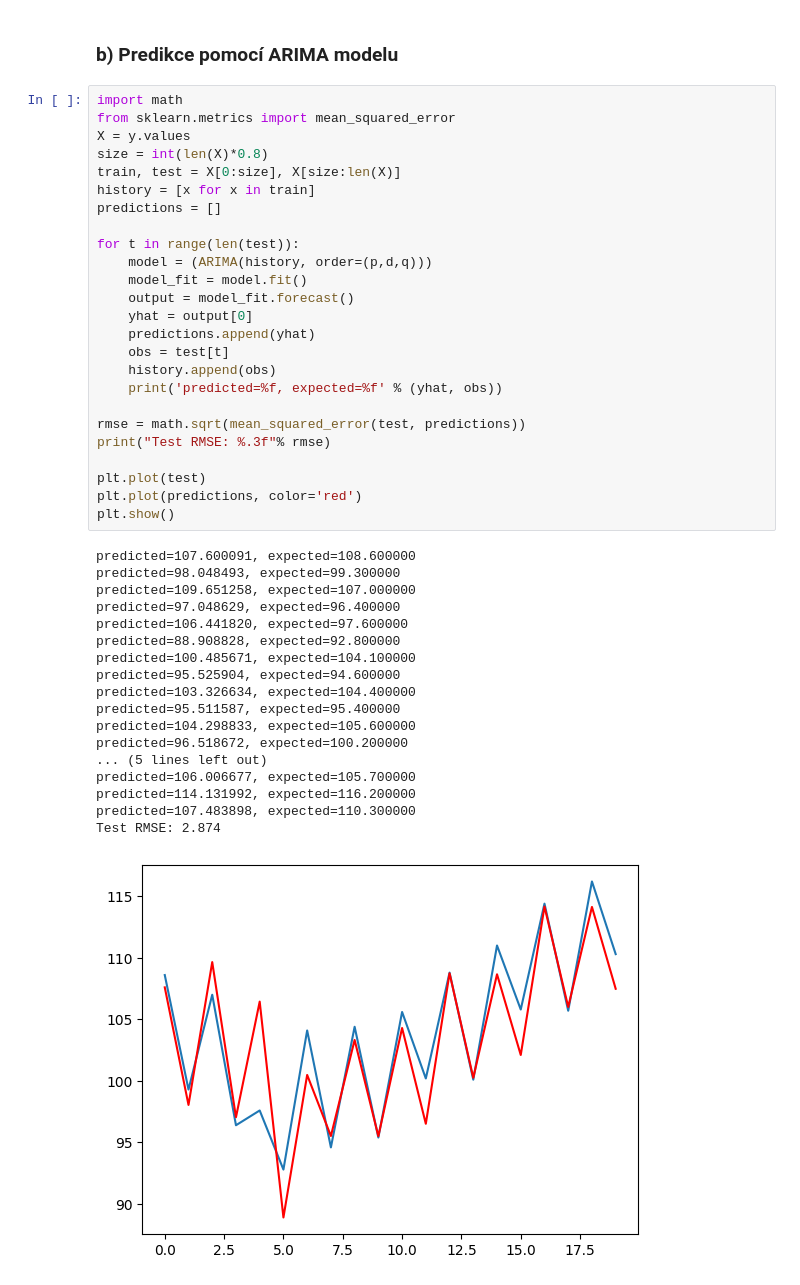
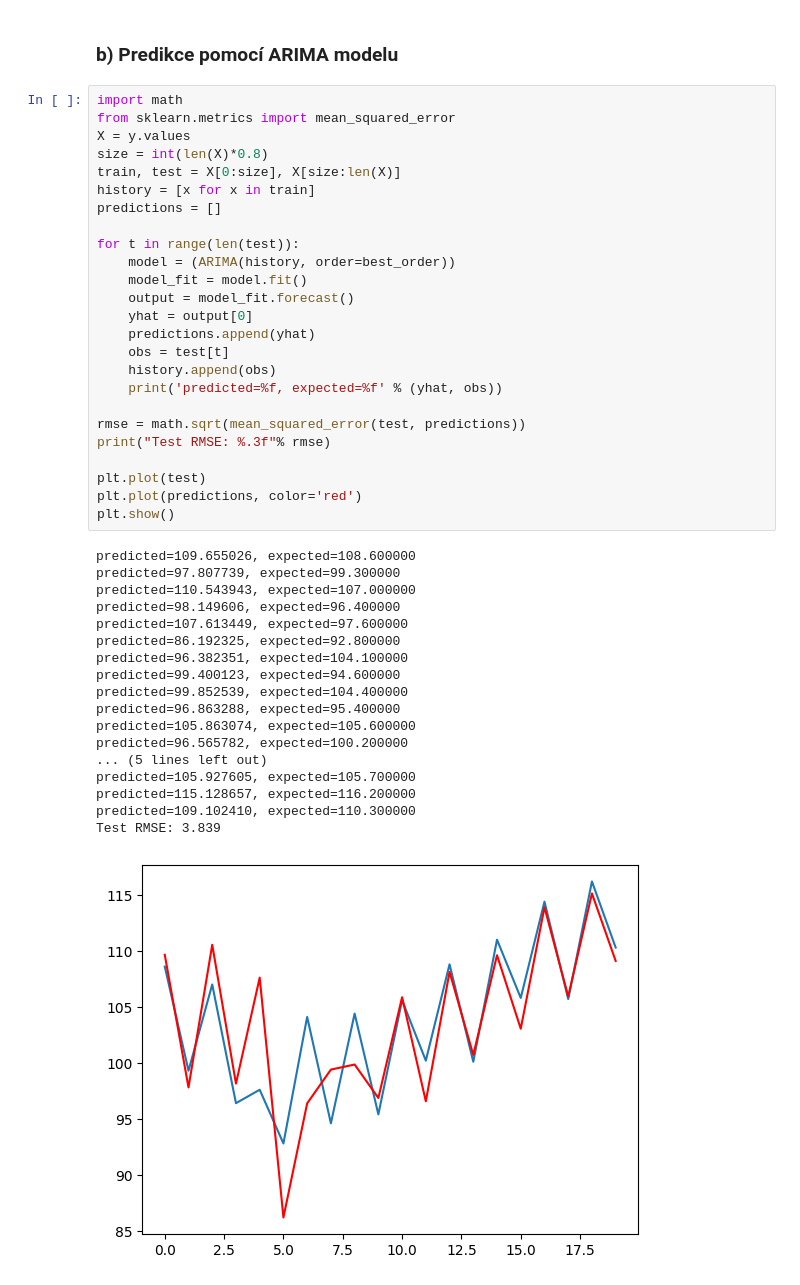
Before and after one commit to ulricht01/CAS, a Jupyter notebook: semestralni_prace_remake.ipynb, the cells around one changed output. Drawn from its saved outputs; the diff is of its cells as text.

```diff
--- a/semestralni_prace_remake.ipynb
+++ b/semestralni_prace_remake.ipynb
@@ -374,44 +374,44 @@ max    61.800000
 # %%
 import math
 from sklearn.metrics import mean_squared_error
 X = y.values
 size = int(len(X)*0.8)
 train, test = X[0:size], X[size:len(X)]
 history = [x for x in train]
 predictions = []
 
 for t in range(len(test)):
-    model = (ARIMA(history, order=(p,d,q)))
+    model = (ARIMA(history, order=best_order))
     model_fit = model.fit()
     output = model_fit.forecast()
     yhat = output[0]
     predictions.append(yhat)
     obs = test[t]
     history.append(obs)
     print('predicted=%f, expected=%f' % (yhat, obs))
 
 rmse = math.sqrt(mean_squared_error(test, predictions))
 print("Test RMSE: %.3f"% rmse)
 
 plt.plot(test)
 plt.plot(predictions, color='red')
 plt.show()
 # %% [output]
-predicted=107.600091, expected=108.600000
-predicted=98.048493, expected=99.300000
-predicted=109.651258, expected=107.000000
-predicted=97.048629, expected=96.400000
-predicted=106.441820, expected=97.600000
-predicted=88.908828, expected=92.800000
-predicted=100.485671, expected=104.100000
-predicted=95.525904, expected=94.600000
-predicted=103.326634, expected=104.400000
-predicted=95.511587, expected=95.400000
-predicted=104.298833, expected=105.600000
-predicted=96.518672, expected=100.200000
+predicted=109.655026, expected=108.600000
+predicted=97.807739, expected=99.300000
+predicted=110.543943, expected=107.000000
+predicted=98.149606, expected=96.400000
+predicted=107.613449, expected=97.600000
+predicted=86.192325, expected=92.800000
+predicted=96.382351, expected=104.100000
+predicted=99.400123, expected=94.600000
+predicted=99.852539, expected=104.400000
+predicted=96.863288, expected=95.400000
+predicted=105.863074, expected=105.600000
+predicted=96.565782, expected=100.200000
 ... (5 lines left out)
-predicted=106.006677, expected=105.700000
-predicted=114.131992, expected=116.200000
-predicted=107.483898, expected=110.300000
-Test RMSE: 2.874
+predicted=105.927605, expected=105.700000
+predicted=115.128657, expected=116.200000
+predicted=109.102410, expected=110.300000
+Test RMSE: 3.839
-[figure, old version]
+[figure, new version]
```
Also changed, not shown: parts of 10 cells of this notebook.
